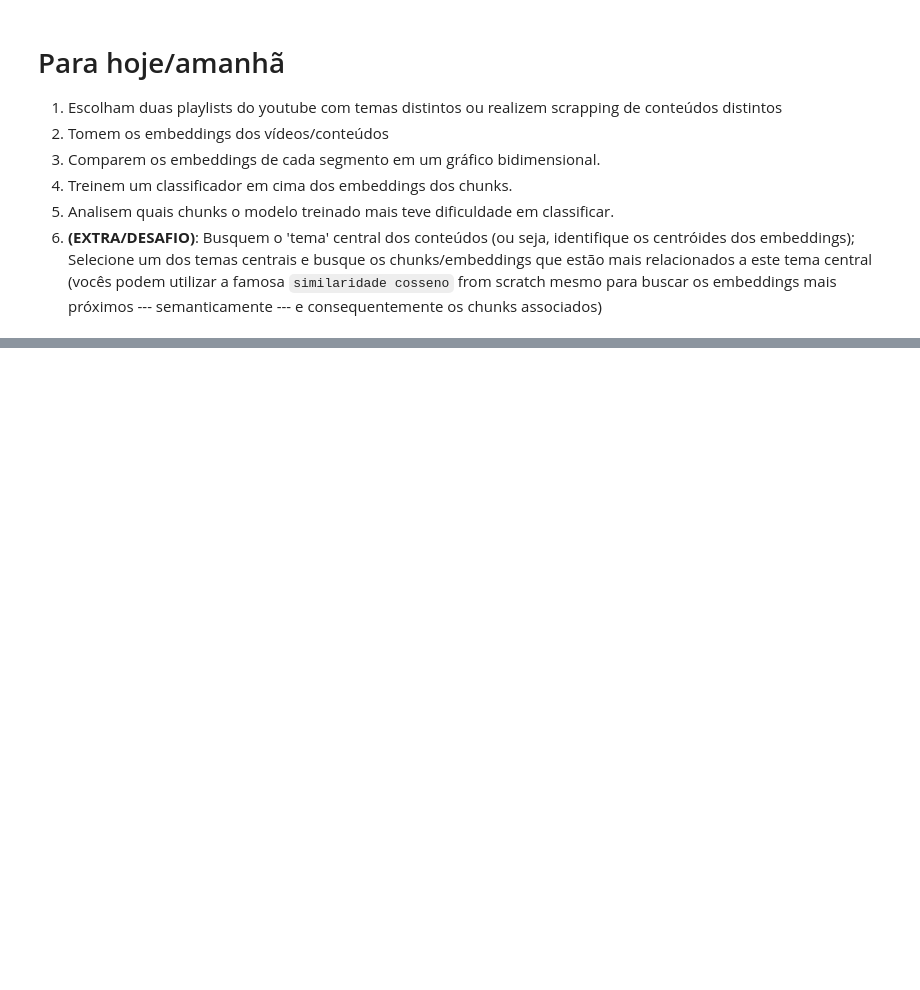
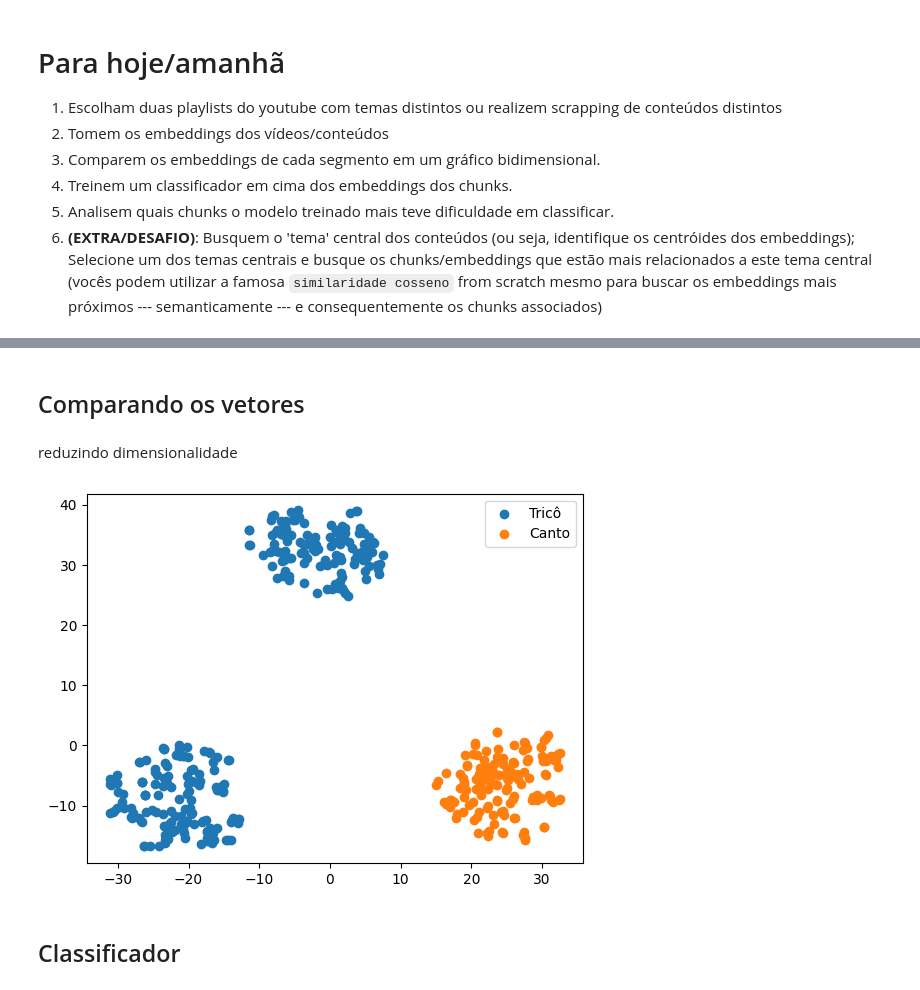
Before and after one commit to xNero-AI/nero-summer-25-1, a Jupyter notebook: embeddings/get_started_embeddings.ipynb, the cells around one changed output, grey strips where cells are left out. Saved outputs shown, nothing was run; the diff lists cells and outputs as text; code cells hidden in the pictures; blank space fills up the shorter version.

```diff
--- a/embeddings/get_started_embeddings.ipynb
+++ b/embeddings/get_started_embeddings.ipynb
@@ -255,0 +360,3 @@ plt.show()
+# %%
+chunks_trico = text_splitter.split_documents(doc_trico)
+chunks_canto = text_splitter.split_documents(doc_canto)
@@ -255,0 +365,23 @@ plt.show()
+# %%
+vectors_trico = np.array(embeddings.embed_documents([chunk.page_content for chunk in chunks_trico]))
+vectors_canto = np.array(embeddings.embed_documents([chunk.page_content for chunk in chunks_canto]))
+# %%
+all_vectors = np.concatenate([vectors_trico, vectors_canto], axis=0)
+# %% [markdown]
+<h2> Comparando os vetores
+# %% [markdown]
+reduzindo dimensionalidade
+# %%
+from sklearn.manifold import TSNE
+
+tsne = TSNE(n_components=2, random_state=42)
+all_vectors_tsne = tsne.fit_transform(all_vectors)
+# %%
+plt.scatter(all_vectors_tsne[:len(vectors_trico), 0], all_vectors_tsne[:len(vectors_trico), 1], label="Tricô")
+plt.scatter(all_vectors_tsne[len(vectors_trico):, 0], all_vectors_tsne[len(vectors_trico):, 1], label="Canto")
+plt.legend()
+plt.show()
+# %% [output]
+[figure, added]
+# %% [markdown]
+<h2> Classificador
```
Also changed, not shown: parts of 42 cells of this notebook, 1 other file.
